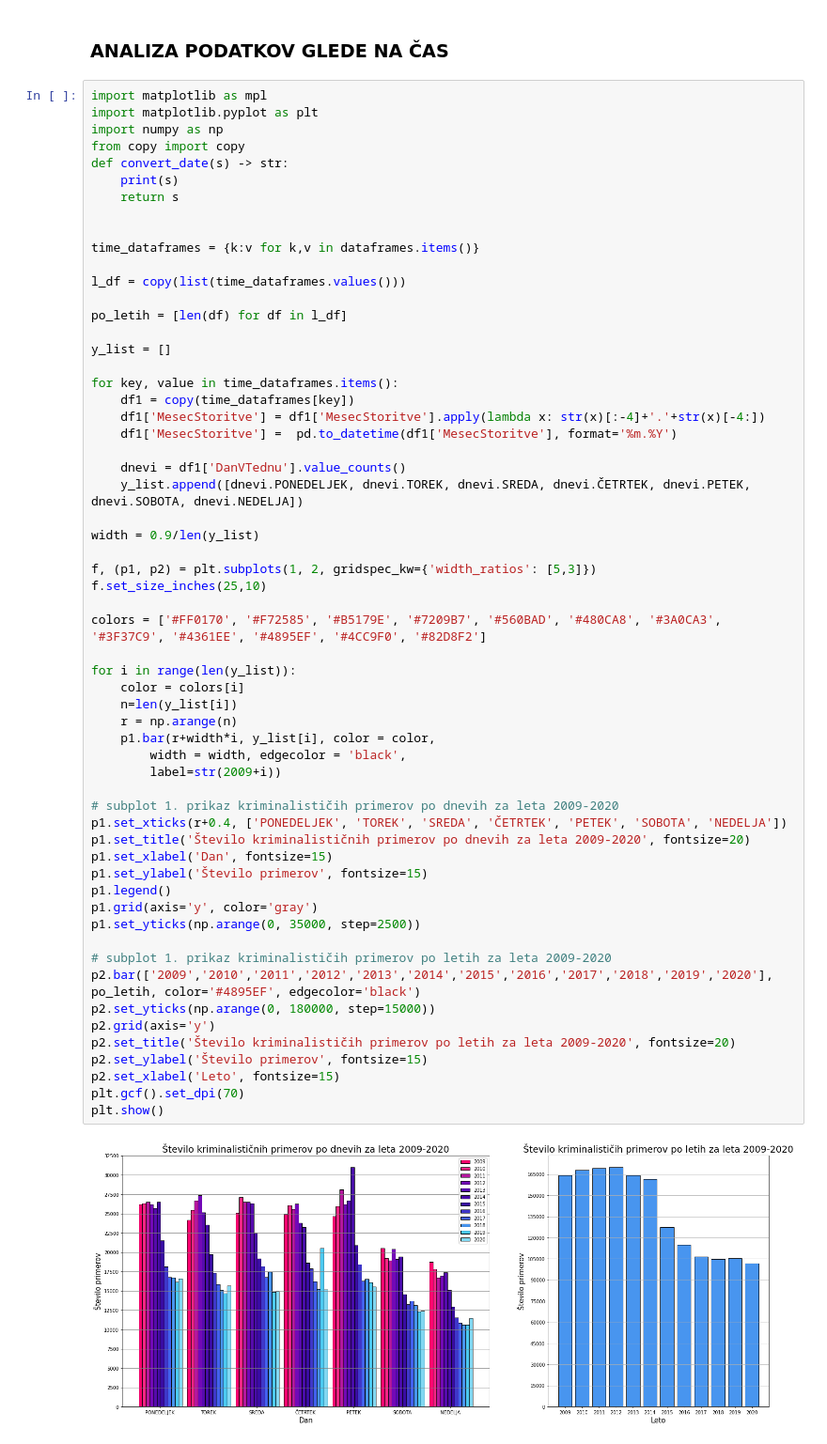
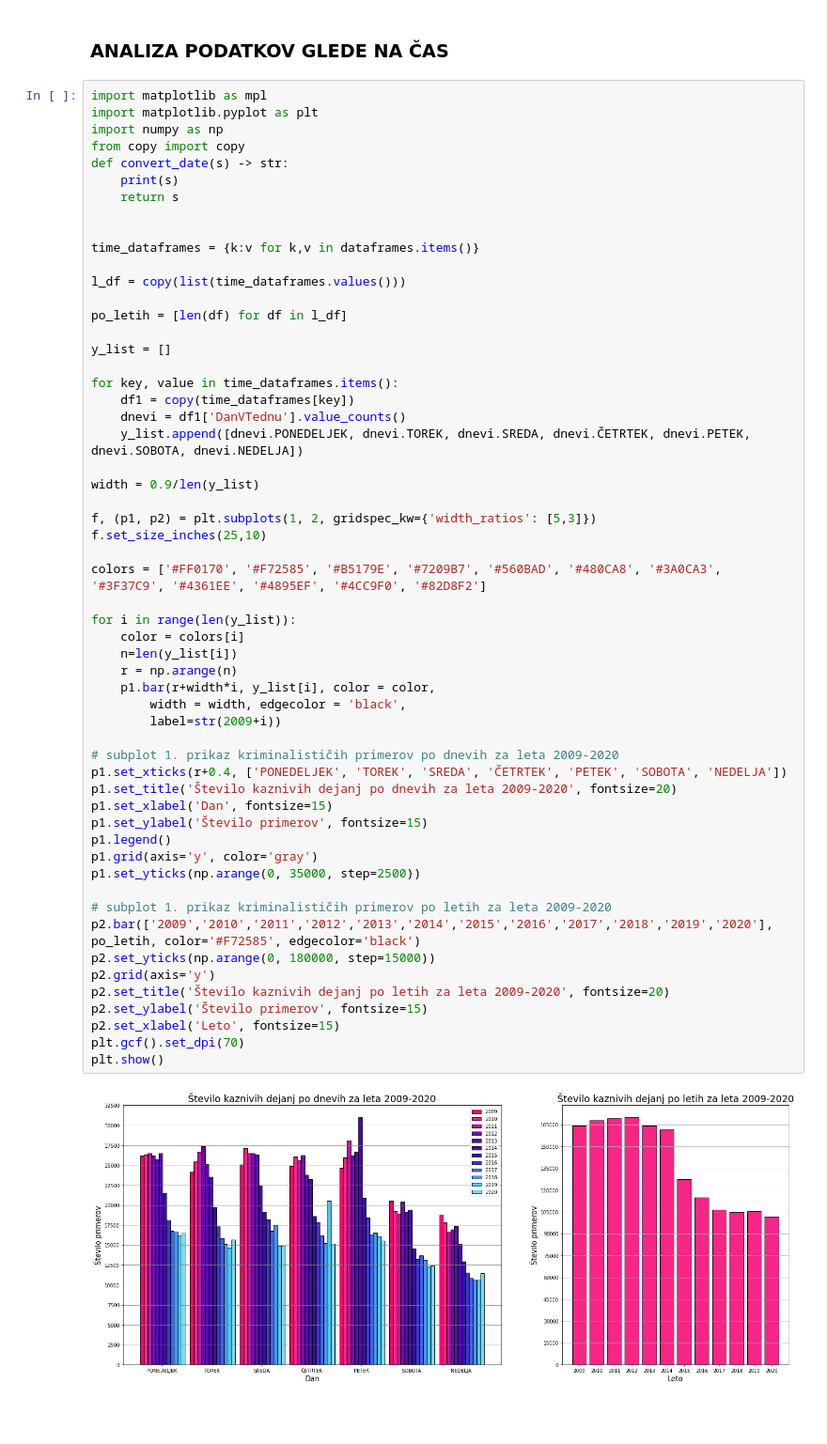
Before and after one commit to Nik-tech-cloud/PR22NGAMZ, a Jupyter notebook: seminar.ipynb, the cells around one changed output. Shown at 94% size. Saved outputs shown, nothing was run; the diff lists cells and outputs as text; blank space fills up the shorter version.

```diff
--- a/seminar.ipynb
+++ b/seminar.ipynb
@@ -80,9 +79,6 @@ y_list = []
 
 for key, value in time_dataframes.items():
     df1 = copy(time_dataframes[key])
-    df1['MesecStoritve'] = df1['MesecStoritve'].apply(lambda x: str(x)[:-4]+'.'+str(x)[-4:])
-    df1['MesecStoritve'] =  pd.to_datetime(df1['MesecStoritve'], format='%m.%Y')
-
     dnevi = df1['DanVTednu'].value_counts()
     y_list.append([dnevi.PONEDELJEK, dnevi.TOREK, dnevi.SREDA, dnevi.ČETRTEK, dnevi.PETEK, dnevi.SOBOTA, dnevi.NEDELJA])
 
@@ -90,34 +86,34 @@ width = 0.9/len(y_list)
 
 f, (p1, p2) = plt.subplots(1, 2, gridspec_kw={'width_ratios': [5,3]})
 f.set_size_inches(25,10)
 
 colors = ['#FF0170', '#F72585', '#B5179E', '#7209B7', '#560BAD', '#480CA8', '#3A0CA3', '#3F37C9', '#4361EE', '#4895EF', '#4CC9F0', '#82D8F2']
 
 for i in range(len(y_list)):
     color = colors[i]
     n=len(y_list[i])
     r = np.arange(n)
     p1.bar(r+width*i, y_list[i], color = color,
         width = width, edgecolor = 'black',
         label=str(2009+i))
 
 # subplot 1. prikaz kriminalističih primerov po dnevih za leta 2009-2020
 p1.set_xticks(r+0.4, ['PONEDELJEK', 'TOREK', 'SREDA', 'ČETRTEK', 'PETEK', 'SOBOTA', 'NEDELJA'])
-p1.set_title('Število kriminalističnih primerov po dnevih za leta 2009-2020', fontsize=20)
+p1.set_title('Število kaznivih dejanj po dnevih za leta 2009-2020', fontsize=20)
 p1.set_xlabel('Dan', fontsize=15)
 p1.set_ylabel('Število primerov', fontsize=15)
 p1.legend()
 p1.grid(axis='y', color='gray')
 p1.set_yticks(np.arange(0, 35000, step=2500))
 
 # subplot 1. prikaz kriminalističih primerov po letih za leta 2009-2020
-p2.bar(['2009','2010','2011','2012','2013','2014','2015','2016','2017','2018','2019','2020'], po_letih, color='#4895EF', edgecolor='black')
+p2.bar(['2009','2010','2011','2012','2013','2014','2015','2016','2017','2018','2019','2020'], po_letih, color='#F72585', edgecolor='black')
 p2.set_yticks(np.arange(0, 180000, step=15000))
 p2.grid(axis='y')
-p2.set_title('Število kriminalističih primerov po letih za leta 2009-2020', fontsize=20)
+p2.set_title('Število kaznivih dejanj po letih za leta 2009-2020', fontsize=20)
 p2.set_ylabel('Število primerov', fontsize=15)
 p2.set_xlabel('Leto', fontsize=15)
 plt.gcf().set_dpi(70)
 plt.show()
 # %% [output]
-[figure, old version]
+[figure, new version]
```
Also changed, not shown: parts of 5 cells of this notebook.
